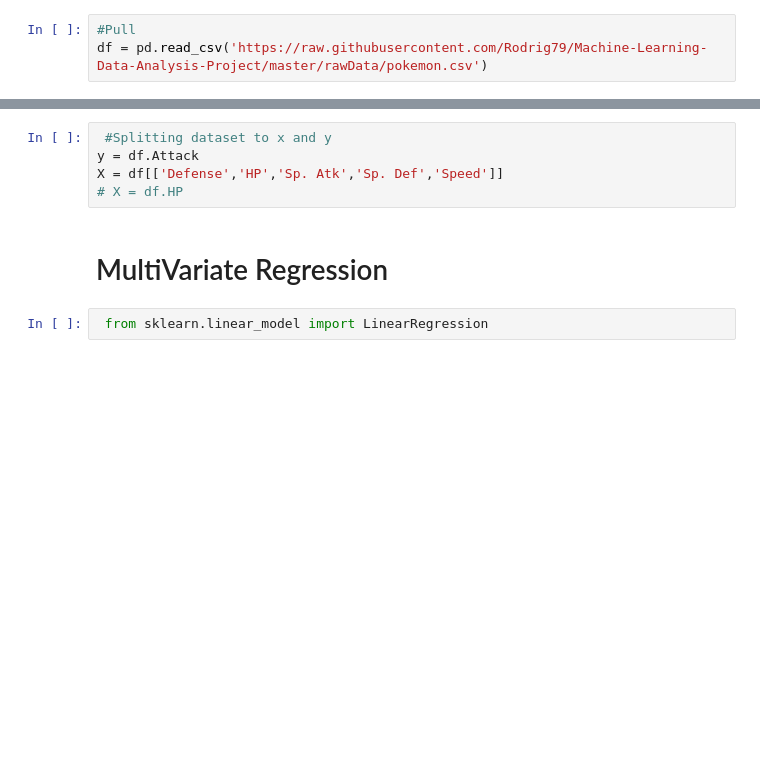
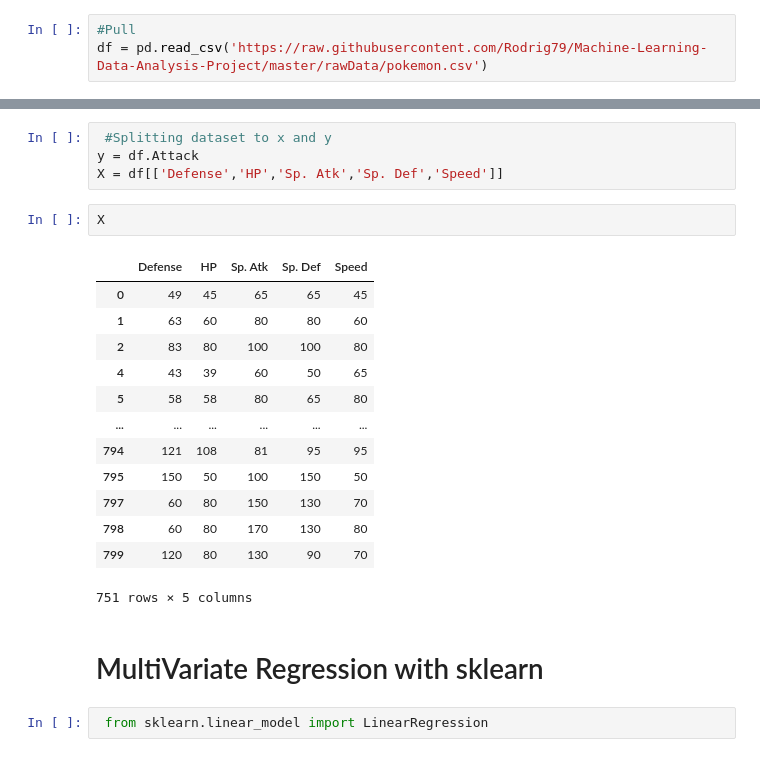
Before and after one commit to Rodrig79/Data-Analysis-Project, a Jupyter notebook: DAP4/DAP4.ipynb, the cells around one changed output, grey strips where cells are left out. Cells and saved outputs as stored; diff of their text form; blank space fills up the shorter version.

```diff
--- a/DAP4/DAP4.ipynb
+++ b/DAP4/DAP4.ipynb
@@ -100,9 +155,24 @@ AttributeError: 'DataFrame' object has no attribute 'Name'
  #Splitting dataset to x and y
 y = df.Attack
 X = df[['Defense','HP','Sp. Atk','Sp. Def','Speed']]
-# X = df.HP
+# %%
+X
+# %% [output]
+|  | Defense | HP | Sp. Atk | Sp. Def | Speed |
+| 0 | 49 | 45 | 65 | 65 | 45 |
+| 1 | 63 | 60 | 80 | 80 | 60 |
+| 2 | 83 | 80 | 100 | 100 | 80 |
+| 4 | 43 | 39 | 60 | 50 | 65 |
+| 5 | 58 | 58 | 80 | 65 | 80 |
+| ... | ... | ... | ... | ... | ... |
+| 794 | 121 | 108 | 81 | 95 | 95 |
+| 795 | 150 | 50 | 100 | 150 | 50 |
+| 797 | 60 | 80 | 150 | 130 | 70 |
+| 798 | 60 | 80 | 170 | 130 | 80 |
+| 799 | 120 | 80 | 130 | 90 | 70 |
+751 rows × 5 columns
 # %% [markdown]
-# MultiVariate  Regression
+# MultiVariate  Regression with sklearn
 # %%
  from sklearn.linear_model import LinearRegression
 # %%
```
Also changed, not shown: parts of 32 cells of this notebook, 1 other file.
